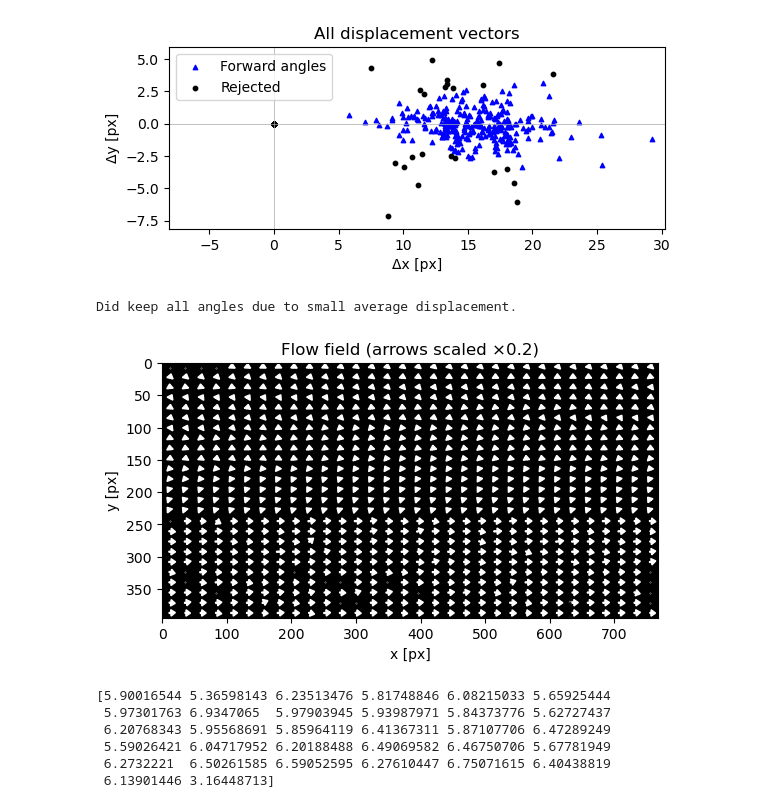
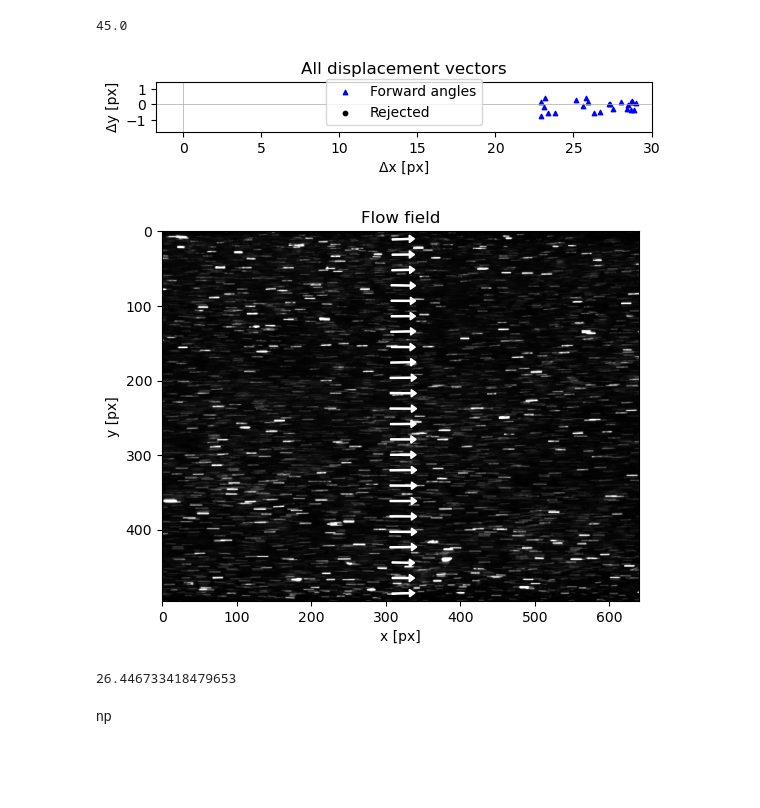
Before and after one commit to TFLVerouden/ETPoF, a Jupyter notebook: piv_tests2.ipynb, the cells around one changed output. Drawn from its saved outputs; the diff is of its cells as text; code cells hidden in the pictures; blank space fills up the shorter version.

Commit message:
Thing now works very well on all example sets

```diff
--- a/piv_tests2.ipynb
+++ b/piv_tests2.ipynb
@@ -8,10 +8,14 @@ import cv2 as cv
 # %%
 %load_ext autoreload
 %autoreload 2
+# %%
+np.rad2deg(np.pi/4)
+# %% [output]
+45.0
 # %%
 # window_counts = (25, 8)
-nr_position = 1
-nr_series = 2
+nr_position = 4
+nr_series = 4
 directory = 'piv_examples/pos' + str(nr_position) + '-' + str(nr_series) + '/'
 
 margins = [[48, 496-443, 0, 0],
@@ -22,11 +26,11 @@ margins = margins[nr_position - 1]
 
 frame_rate = 40000
 max_shift_px = 100
-hor_slices = 5
-window_ct = (5, 32)
-sum_rows = False
+hor_slices = 8
+window_ct = (3, 32)
+sum_rows = True
 plot_flow_field = True
-valid_angles = [8 * np.pi / 18, 10 * np.pi / 18]
+valid_angles = [np.pi / 4, 3 * np.pi / 4]
 
 # Load a few example images
 images = piv.read_image_directory(directory, image_type='tif')
@@ -52,7 +56,6 @@ window_x = np.arange(window_size[1]/2, images_crop[0].shape[1], window_size[1])\
     if not sum_rows else [images_crop[0].shape[1] / 2]
 window_centers = np.array([[[y, x] for x in window_x] for y in window_y])
 
-
 ## FIRST PASS
 corr_init = sig.correlate(images_crop[1], images_crop[0])
 hor_disp_init = piv.displacement_1d(corr_init, max_disp=max_shift_px, plot=False)
@@ -64,11 +67,11 @@ if hor_disp_init == np.nan:
 # If there is movement, shift the second image to match the first
 images_shift = piv.shift_displaced_image(images_crop, hor_disp_init)
 
-
 # SECOND PASS
 # Divide the image into slices
 slice_set = np.array_split(images_shift, hor_slices, axis=1)
-displacements = np.empty((window_ct[0] * hor_slices, window_ct[1], 2)) if not sum_rows else np.empty((window_ct[0] * hor_slices, 1, 2))
+disps = np.empty((window_ct[0] * hor_slices, window_ct[1], 2), dtype=np.float64) if not sum_rows else np.empty((window_ct[0] * hor_slices, 1, 2), dtype=np.float64)
+disps[:] = np.nan
 
 # Get the horizontal displacement in the slices
 for j, slices in enumerate(slice_set):
@@ -96,56 +99,50 @@ for j, slices in enumerate(slice_set):
 
     # Shift the second slice to match the first
     slices_shift = piv.shift_displaced_image(slices, hor_disp_slice)
 
     # THIRD PASS
     # Divide the slice into windows
     window_set = np.array_split(slices_shift, window_ct[0], axis=1)
     window_set = [np.array_split(row, window_ct[1], axis=2) for row in window_set]
 
     # For each window, calculate the correlation maps
     corr_set = [[sig.correlate(window[1], window[0]) for window in row] for row in window_set]
 
     if sum_rows:
         # Sum the correlation windows along the rows
         corr_set = [np.sum(row, axis=0, keepdims=True) for row in corr_set]
 
-    # Again, limit the maximum displacement
+    # Calculate the displacement from the 2d correlation maps
     disp_set = [[piv.displacement_2d(corr, max_disp=max_disp) for corr in row] for row in corr_set]
 
     # Put the displacements in the correct place in the array
     for ji, row in enumerate(disp_set):
         for k, disp in enumerate(row):
-            displacements[ji + j * window_ct[0], k] = disp + [0, hor_disp_slice + hor_disp_init]
+            disps[ji + j * window_ct[0], k] = disp + [0, hor_disp_slice + hor_disp_init]
 
 # Plot the displacement vectors
-_,_ = piv.plot_displacements(displacements, highlight_radius_range = [1e-20, np.inf], highlight_angle_range=valid_angles, legend=['Forward angles', 'Rejected'])
+_,_ = piv.plot_displacements(disps, highlight_radius_range = [1e-20, np.inf], highlight_angle_range=valid_angles, legend=['Forward angles', 'Rejected'])
 
-# Filter out displacements within floating point precision
-valid_mask = piv.filter_displacements(displacements, radius_range=[1e-20, np.inf])
-displacements[~valid_mask] = np.nan
-
-# If the average displacement is larger than 2 px, also replace displacements
-# not in the valid angle range
-if np.nanmean(displacements[:, :, 0]) > 2:
-    valid_mask = valid_mask & piv.filter_displacements(displacements, angle_range=valid_angles)
-    displacements[~valid_mask] = np.nan
-else:
-    print('Did keep all angles due to small average displacement.')
+# If the average horizontal displacement is larger than 1 px,
+# also replace displacements not in the valid angle range
+if np.abs(np.nanmean(disps[:, :, 1])) > 1:
+    valid_mask = piv.filter_displacements(disps, angle_range=valid_angles,
+                                          radius_range=[1, np.inf])
+    disps[~valid_mask] = np.nan
 
 # Plot flow field
-_, _ = piv.plot_flow_field(displacements, window_centers, arrow_scale=0.2, arrow_color='white', background=images_crop[0])
+if plot_flow_field:
+    _, _ = piv.plot_flow_field(disps, window_centers, arrow_scale=1, arrow_color='white', background=images_crop[0])
 
-print(np.nanmean(np.linalg.norm(displacements, axis=2), axis=0))
+# print(np.nanmean(np.linalg.norm(disps, axis=2), axis=1, keepdims=True))
 
-# TODO: test on examples also with window summing
+if not np.all(np.isnan(disps[:,:,1])):
+    print(np.nanmean(disps[:,:,1]))
+
 # TODO: Maybe remove points that do not match their neighbours
 # %% [output]
-[figure, old version]
+[figure, new version]
+[figure, new version]
-Did keep all angles due to small average displacement.
+26.446733418479653
-[figure, old version]
-[5.90016544 5.36598143 6.23513476 5.81748846 6.08215033 5.65925444
- 5.97301763 6.9347065  5.97903945 5.93987971 5.84373776 5.62727437
- 6.20768343 5.95568691 5.85964119 6.41367311 5.87107706 6.47289249
- 5.59026421 6.04717952 6.20188488 6.49069582 6.46750706 5.67781949
- 6.2732221  6.50261585 6.59052595 6.27610447 6.75071615 6.40438819
- 6.13901446 3.16448713]
+# %% [markdown]
+np
```
Also changed, not shown: parts of 1 cell of this notebook, 1 other file.
